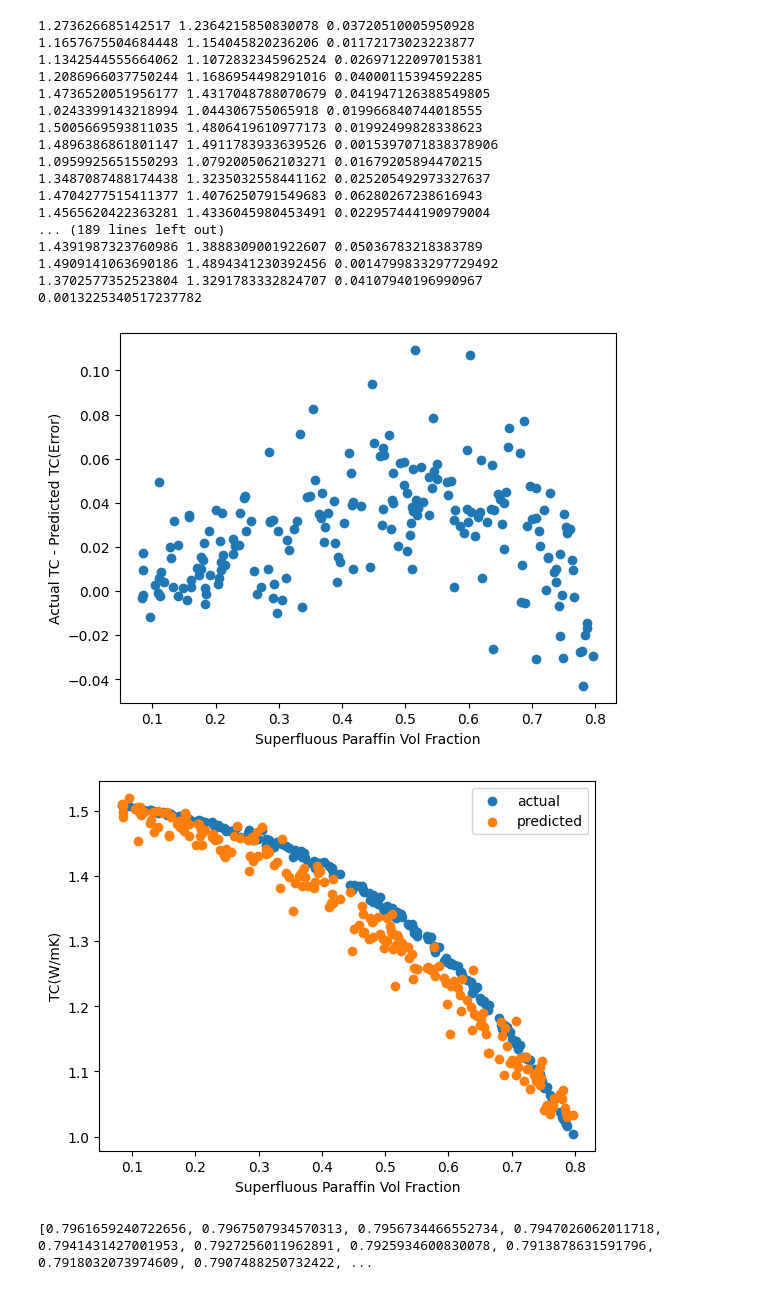
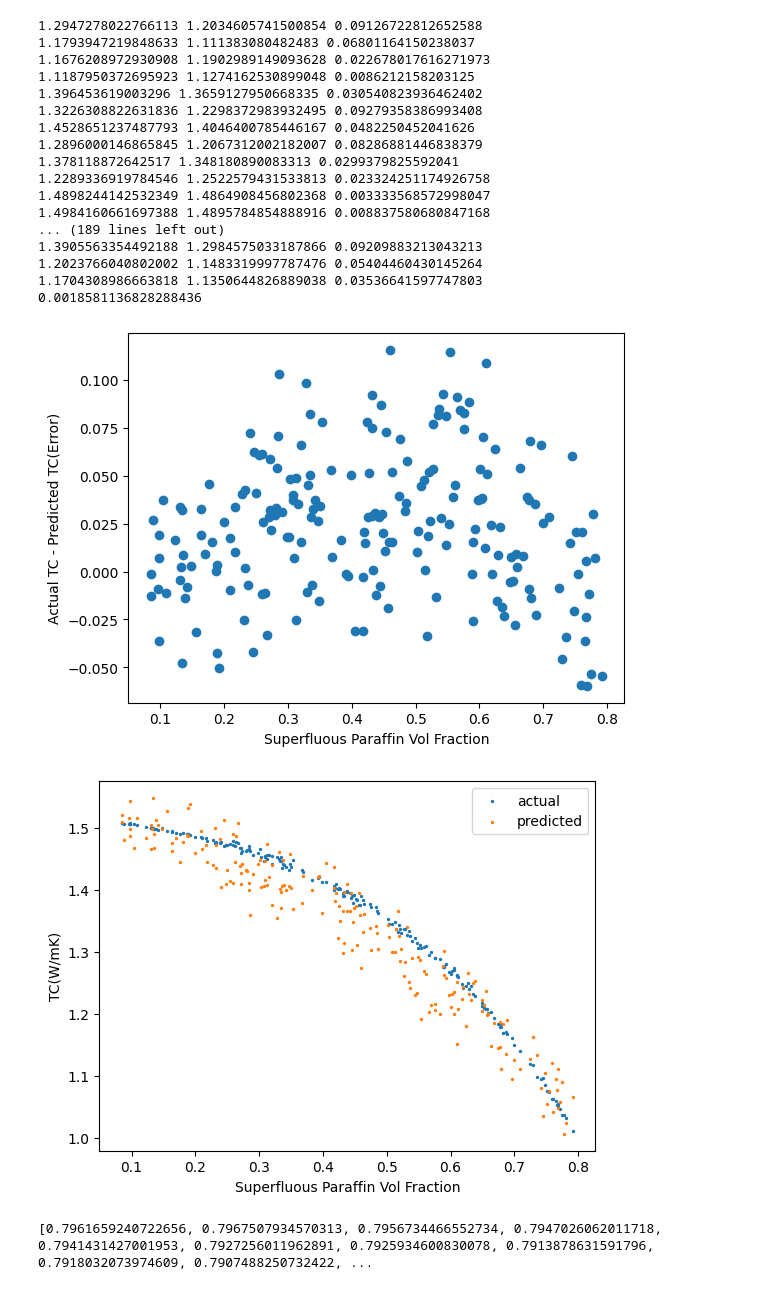
Before and after one commit to AadiDev005/Paraffin-EG-Model, a Jupyter notebook: CNN.ipynb, the cells around one changed output. Cells and saved outputs as stored; diff of their text form; code cells hidden in the pictures.

```diff
--- a/CNN.ipynb
+++ b/CNN.ipynb
@@ -13,7 +13,7 @@ import matplotlib.pyplot as plt
 transform=transforms.Compose([
     transforms.Resize((160, 160)),
     transforms.ToTensor(),
-    transforms.Grayscale(num_output_channels=1)
+    transforms.Grayscale(num_output_channels=1),
 ])
 # %%
 class SampleDataset(Dataset):
@@ -122,3 +173,3 @@ def train_CNN(train_data, model, loss_fn, optimizer, epochs):
 # %%
-train_CNN(train_dataset, model, torch.nn.MSELoss(), torch.optim.Adam(model.parameters(), lr=0.001, weight_decay=1e-5), 1000)
+val_loss, train_loss=train_CNN(train_dataset, transfer_model, torch.nn.MSELoss(), torch.optim.Adam(transfer_model.parameters(), lr=0.001, weight_decay=1e-5), 1000)
 # %% [output]
@@ -167,33 +225,33 @@ print(nn.MSELoss()(pred, actual).item())
 # %%
 load_model=CNN(1, 32, 160)
-load_model.load_state_dict(torch.load('CNN_BEST.pt'))
+load_model.load_state_dict(torch.load('CNN_BEST1.pt'))
 load_model.eval()
 load_model=load_model.to('cuda')
 # %%
-pred=load_model(test_dataset[:][0])
-actual=test_dataset[:][1].unsqueeze(1)
+pred=load_model(train_dataset[:][0])
+actual=train_dataset[:][1].unsqueeze(1)
 # %%
 for i in range(len(actual)):
     print(actual[i].item(), pred[i].item(), abs(actual[i].item()-pred[i].item()))
 print(nn.MSELoss()(pred, actual).item())
 # %% [output]
-1.273626685142517 1.2364215850830078 0.03720510005950928
-1.1657675504684448 1.154045820236206 0.01172173023223877
-1.1342544555664062 1.1072832345962524 0.02697122097015381
-1.2086966037750244 1.1686954498291016 0.04000115394592285
-1.4736520051956177 1.4317048788070679 0.041947126388549805
-1.0243399143218994 1.044306755065918 0.019966840744018555
-1.5005669593811035 1.4806419610977173 0.01992499828338623
-1.4896386861801147 1.4911783933639526 0.0015397071838378906
-1.0959925651550293 1.0792005062103271 0.01679205894470215
-1.3487087488174438 1.3235032558441162 0.025205492973327637
-1.4704277515411377 1.4076250791549683 0.06280267238616943
-1.4565620422363281 1.4336045980453491 0.022957444190979004
+1.2947278022766113 1.2034605741500854 0.09126722812652588
+1.1793947219848633 1.111383080482483 0.06801164150238037
+1.1676208972930908 1.1902989149093628 0.022678017616271973
+1.1187950372695923 1.1274162530899048 0.0086212158203125
+1.396453619003296 1.3659127950668335 0.030540823936462402
+1.3226308822631836 1.2298372983932495 0.09279358386993408
+1.4528651237487793 1.4046400785446167 0.0482250452041626
+1.2896000146865845 1.2067312002182007 0.08286881446838379
+1.378118872642517 1.348180890083313 0.0299379825592041
+1.2289336919784546 1.2522579431533813 0.023324251174926758
+1.4898244142532349 1.4864908456802368 0.003333568572998047
+1.4984160661697388 1.4895784854888916 0.008837580680847168
 ... (189 lines left out)
-1.4391987323760986 1.3888309001922607 0.05036783218383789
-1.4909141063690186 1.4894341230392456 0.0014799833297729492
-1.3702577352523804 1.3291783332824707 0.04107940196990967
-0.0013225340517237782
+1.3905563354492188 1.2984575033187866 0.09209883213043213
+1.2023766040802002 1.1483319997787476 0.05404460430145264
+1.1704308986663818 1.1350644826889038 0.03536641597747803
+0.0018581136828288436
 # %%
 with torch.no_grad():
     actual=actual.to('cpu')
@@ -203,16 +261,16 @@ with torch.no_grad():
     plt.xlabel('Superfluous Paraffin Vol Fraction')
     plt.ylabel('Actual TC - Predicted TC(Error)')
 # %% [output]
-[figure, old version]
+[figure, new version]
 # %%
 with torch.no_grad():
-    plt.scatter(superfluousVolPers, actual, label='actual')
-    plt.scatter(superfluousVolPers, pred, label='predicted')
+    plt.scatter(superfluousVolPers, actual, label='actual', s=2)
+    plt.scatter(superfluousVolPers, pred, label='predicted', s=2)
     plt.xlabel('Superfluous Paraffin Vol Fraction')
     plt.ylabel('TC(W/mK)')
     plt.legend()
 # %% [output]
-[figure, old version]
+[figure, new version]
 # %%
 with torch.no_grad():
     dataset.to('cpu')
```
Also changed, not shown: parts of 14 cells of this notebook.
